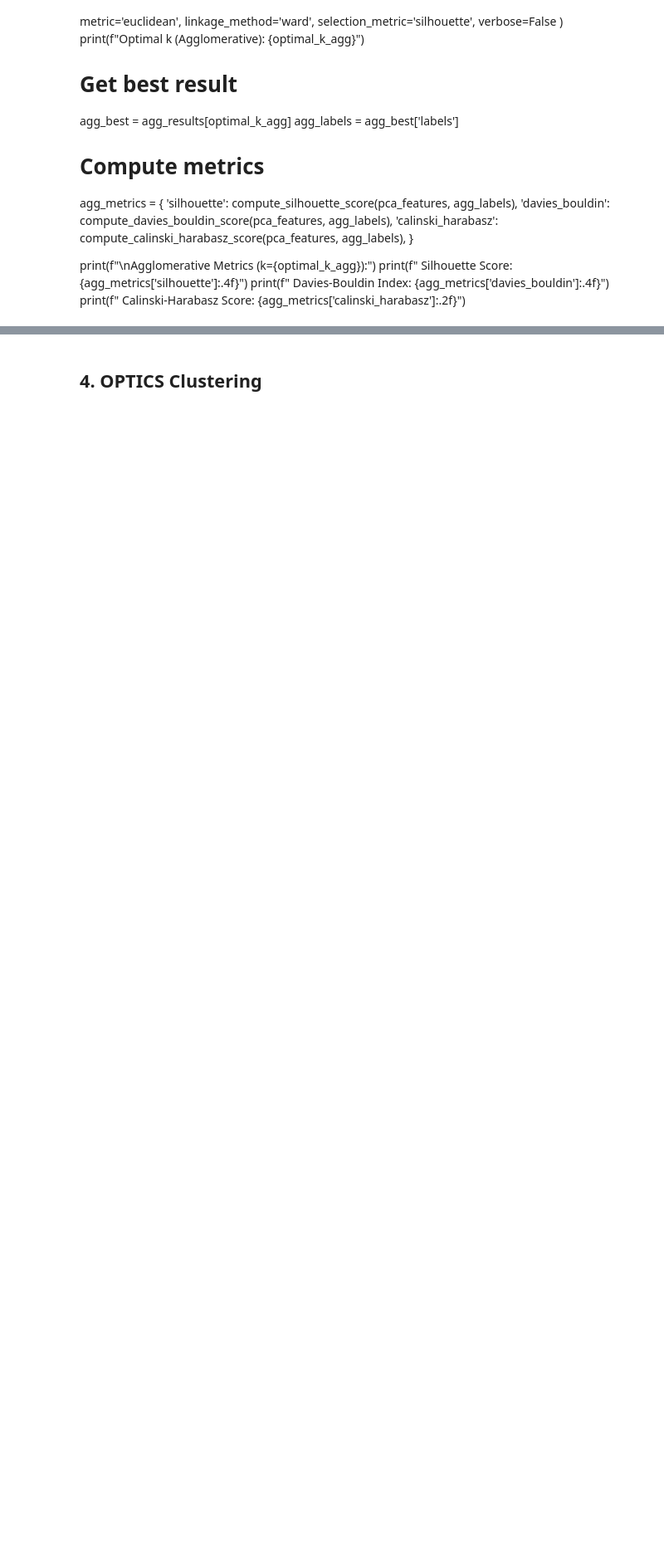
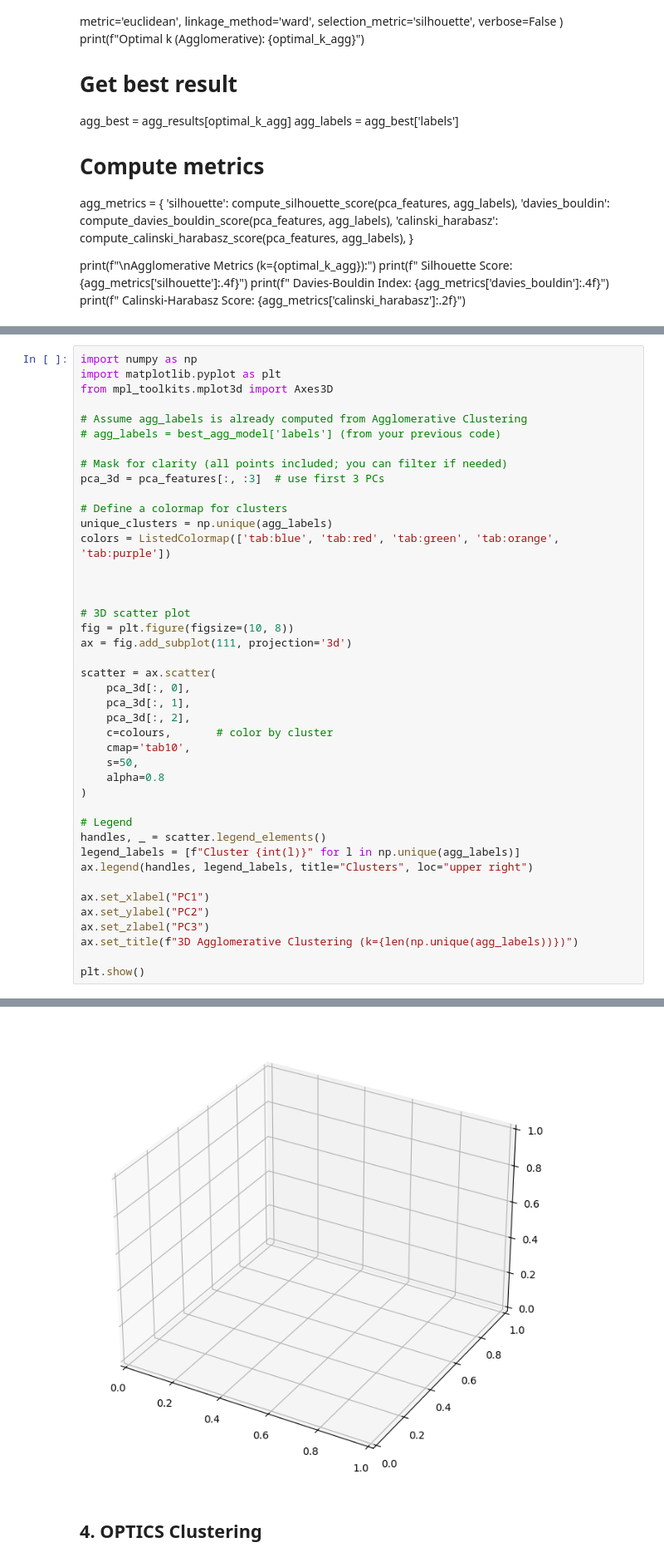
Before and after one commit to xandime/EEG_cluster_detection, a Jupyter notebook: compare_clustering_methods_PCA_Dortmund.ipynb, the cells around one changed output, grey strips where cells are left out. Shown: that part at 83% size. Saved outputs shown, nothing was run; the diff lists cells and outputs as text; blank space fills up the shorter version.

```diff
--- a/compare_clustering_methods_PCA_Dortmund.ipynb
+++ b/compare_clustering_methods_PCA_Dortmund.ipynb
@@ -293,0 +332,43 @@ Agglomerative Metrics (k=2):
+# %%
+import numpy as np
+import matplotlib.pyplot as plt
+from mpl_toolkits.mplot3d import Axes3D
+
+# Assume agg_labels is already computed from Agglomerative Clustering
+# agg_labels = best_agg_model['labels'] (from your previous code)
+
+# Mask for clarity (all points included; you can filter if needed)
+pca_3d = pca_features[:, :3]  # use first 3 PCs
+
+# Define a colormap for clusters
+unique_clusters = np.unique(agg_labels)
+colors = ListedColormap(['tab:blue', 'tab:red', 'tab:green', 'tab:orange', 'tab:purple'])
+
+
+
+# 3D scatter plot
+fig = plt.figure(figsize=(10, 8))
+ax = fig.add_subplot(111, projection='3d')
+
+scatter = ax.scatter(
+    pca_3d[:, 0],
+    pca_3d[:, 1],
+    pca_3d[:, 2],
+    c=colours,       # color by cluster
+    cmap='tab10',
+    s=50,
+    alpha=0.8
+)
+
+# Legend
+handles, _ = scatter.legend_elements()
+legend_labels = [f"Cluster {int(l)}" for l in np.unique(agg_labels)]
+ax.legend(handles, legend_labels, title="Clusters", loc="upper right")
+
+ax.set_xlabel("PC1")
+ax.set_ylabel("PC2")
+ax.set_zlabel("PC3")
+ax.set_title(f"3D Agglomerative Clustering (k={len(np.unique(agg_labels))})")
+
+plt.show()
+# %% [output]
@@ -294,3 +376,4 @@ Agglomerative Metrics (k=2):
+[figure, added]
 # %% [markdown]
 ## 4. OPTICS Clustering
 # %% [markdown]
```
Also changed, not shown: parts of 8 cells of this notebook.
